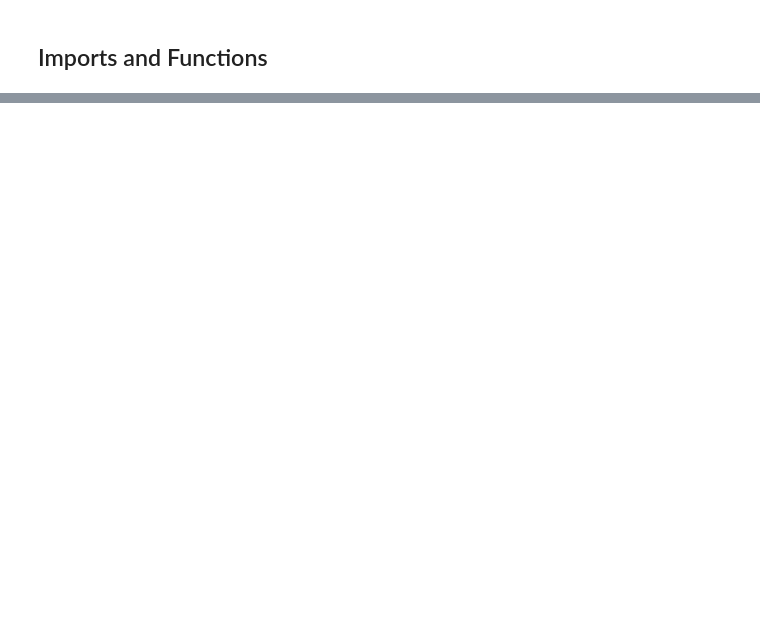
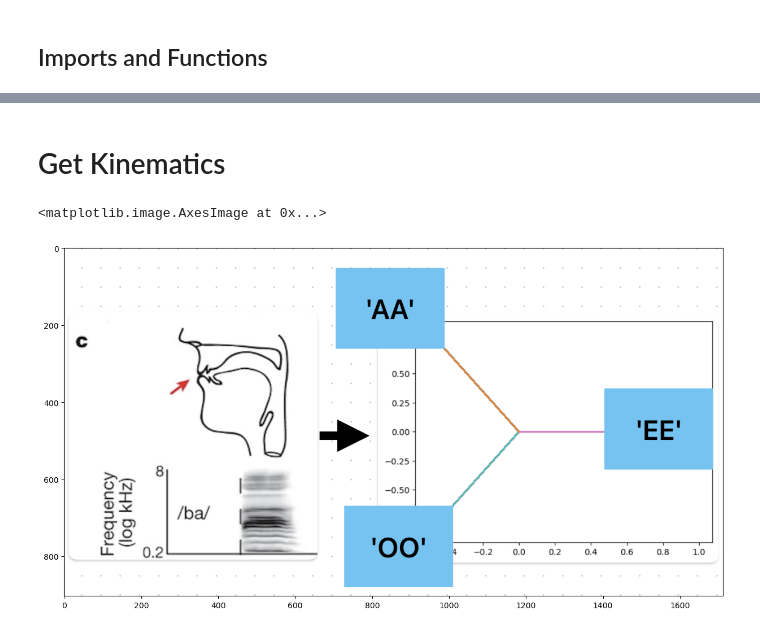
Before and after one commit to zach8421/UW-CSE583-humanSayMonkeyDo, a Jupyter notebook: examples/human_example.ipynb, the cells around one changed output, grey strips where cells are left out. Saved outputs shown, nothing was run; the diff lists cells and outputs as text; code cells hidden in the pictures; blank space fills up the shorter version.

```diff
--- a/examples/human_example.ipynb
+++ b/examples/human_example.ipynb
@@ -87,0 +111,15 @@ trial_times, metadata = get_trial_times(nwbfile)
+# %% [markdown]
+# Get Kinematics
+# %%
+
+nwbfile = h_nwbfile
+kinematics, timestamps, metadata = get_kinematics(nwbfile)
+# Load your photo
+photo_path = Path( data_paths['root'].parent, 'doc/ref_pic/human_get_kinematics.png')  # Replace with your image path
+photo = Image.open(photo_path)
+
+fig = plt.figure(figsize=(16, 8))
+plt.imshow(photo)
+# %% [output]
+<matplotlib.image.AxesImage at 0x...>
+[figure, added]
```
Also changed, not shown: parts of 22 cells of this notebook, 7 other files.
